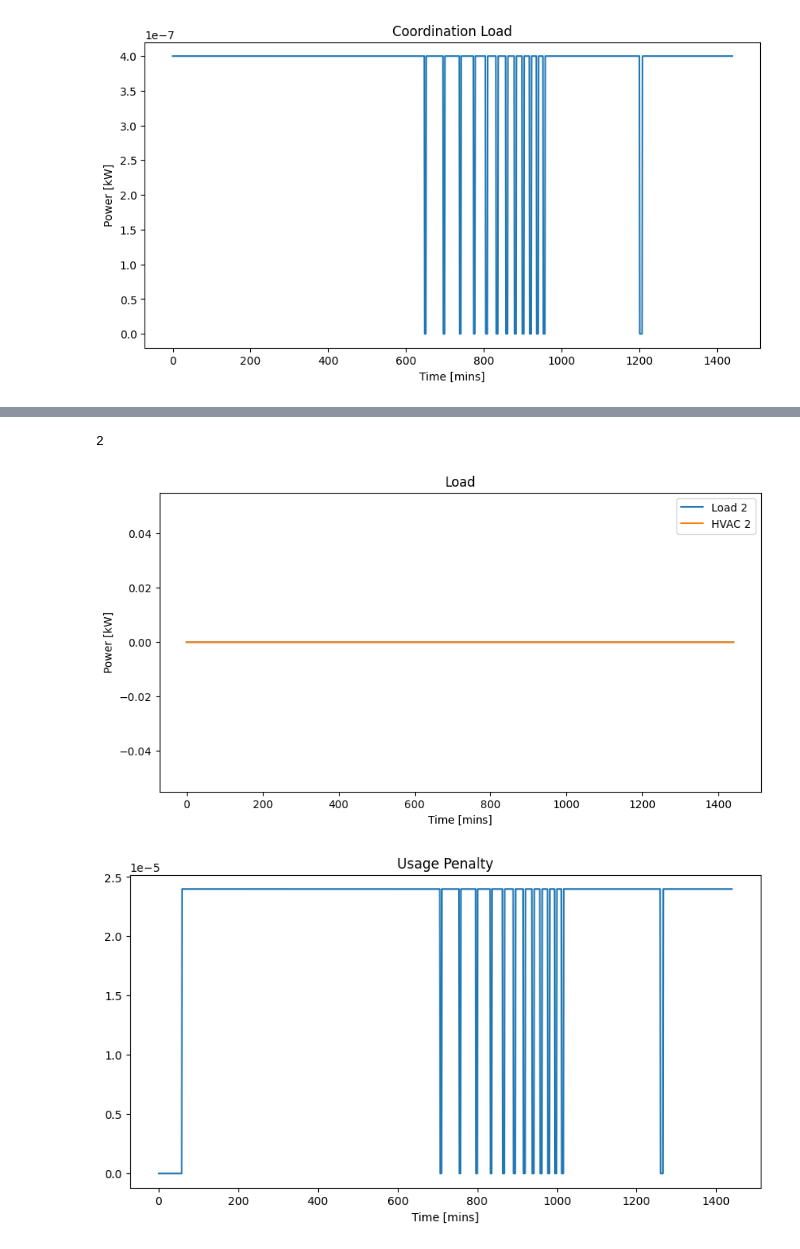
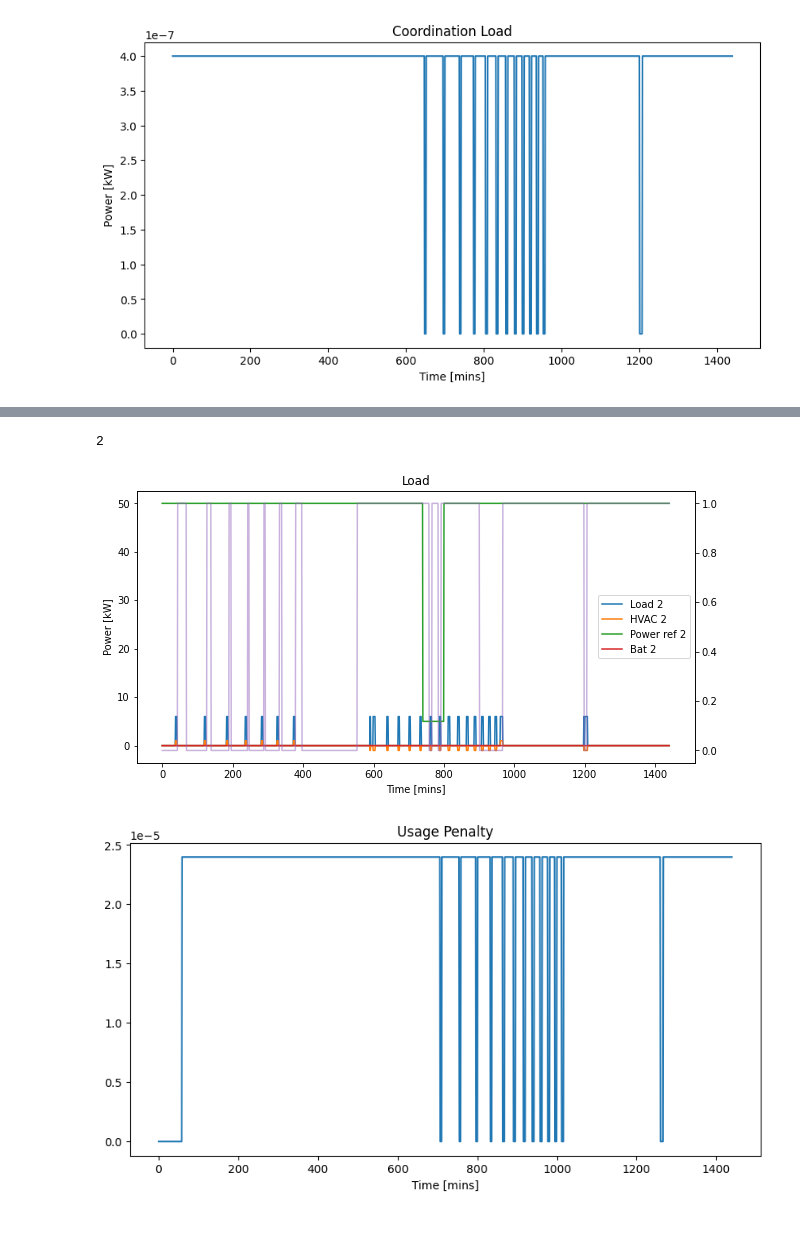
Before and after one commit to PIC-Lab/community_energy_control, a Jupyter notebook: community_sim/plotting.ipynb, the cells around one changed output, grey strips where cells are left out. Saved outputs shown, nothing was run; the diff lists cells and outputs as text; code cells hidden in the pictures.

```diff
--- a/community_sim/plotting.ipynb
+++ b/community_sim/plotting.ipynb
@@ -12,7 +12,7 @@ from matplotlib.dates import date2num, datestr2num
 Last Run Plotting
 # %%
 compResultsDir = 'results/coord_return/'
-resultsDir = 'results/coord_mpc_3/'
+resultsDir = 'results/coord_mpc_9/'
 # %%
 buildingList = [str(i) for i in range(1,29)]
 with open(resultsDir+'simParams.json') as fp:
@@ -429,3 +447,12 @@ for key, value in coord_list.items():
 fig.patch.set_facecolor('white')
 # %% [output]
 [figure]
+# %%
+fig = plt.figure(figsize=(10,5))
+plt.xlabel('Time [mins]')
+plt.title('HVAC Mode')
+for key, value in control_list.items():
+    plt.plot(value['hvac_mode'][:1440], label=str(i))
+    plt.plot(value['hvac_lock'][:1440], label=str(i))
+# plt.xlim(0,100)
+fig.patch.set_facecolor('white')
@@ -432,20 +461,28 @@ fig.patch.set_facecolor('white')
 # %%
-fig = plt.figure(figsize=(10,5))
-plt.xlabel('Time [mins]')
-plt.ylabel('Power [kW]')
-plt.title('Load')
+fig, ax = plt.subplots(figsize=(10,5))
+ax.set_xlabel('Time [mins]')
+ax.set_ylabel('Power [kW]')
+ax.set_title('Load')
 for key, value in control_list.items():
     print(key)
-    plt.plot(value['u_tot'][:1440], label=f"Load {key}")
-    plt.plot(value['u_hvac'][:1440], label=f"HVAC {key}")
-    # plt.plot(value['powerRef'][:1440], label=f"Power ref {key}")
+    ax.plot(value['u_tot'][:1440], label=f"Load {key}")
+    ax.plot(value['u_hvac'][:1440], label=f"HVAC {key}")
+    ax.plot(value['power_ref'][:1440], label=f"Power ref {key}")
+    ax.plot(value['u_bat'][:1440], label=f"Bat {key}")
+
+    ax2 = ax.twinx()
+    ax2.plot(value['mpc_feas'], c='tab:purple', alpha=0.5)
 # for key, value in coord_list.items():
 #     plt.plot(value['flexLoad'][:1440], label=f"Flex load {key}")
-plt.legend()
+# plt.xlim(0,100)
+
+
+
+ax.legend()
 fig.patch.set_facecolor('white')
 # %% [output]
 2
-[figure, old version]
+[figure, new version]
 # %%
 fig = plt.figure(figsize=(10,5))
 plt.xlabel('Time [mins]')
```
Also changed, not shown: parts of 18 cells of this notebook, 44 other files.
